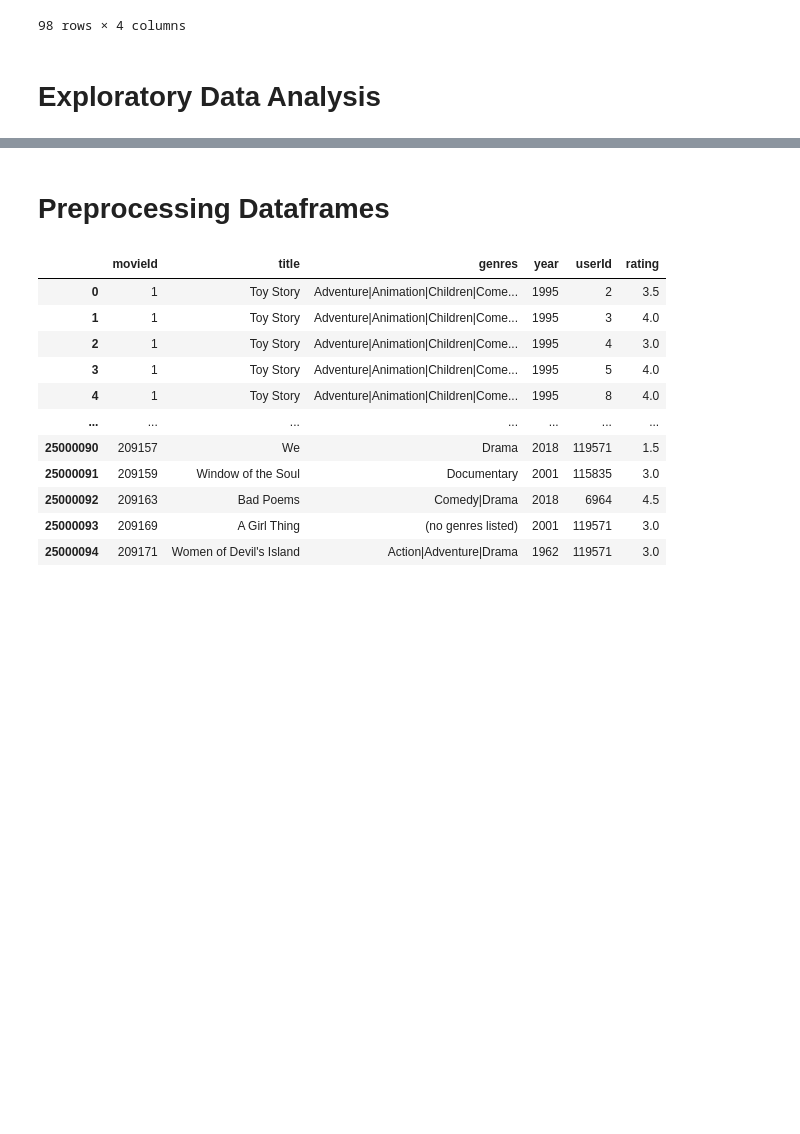
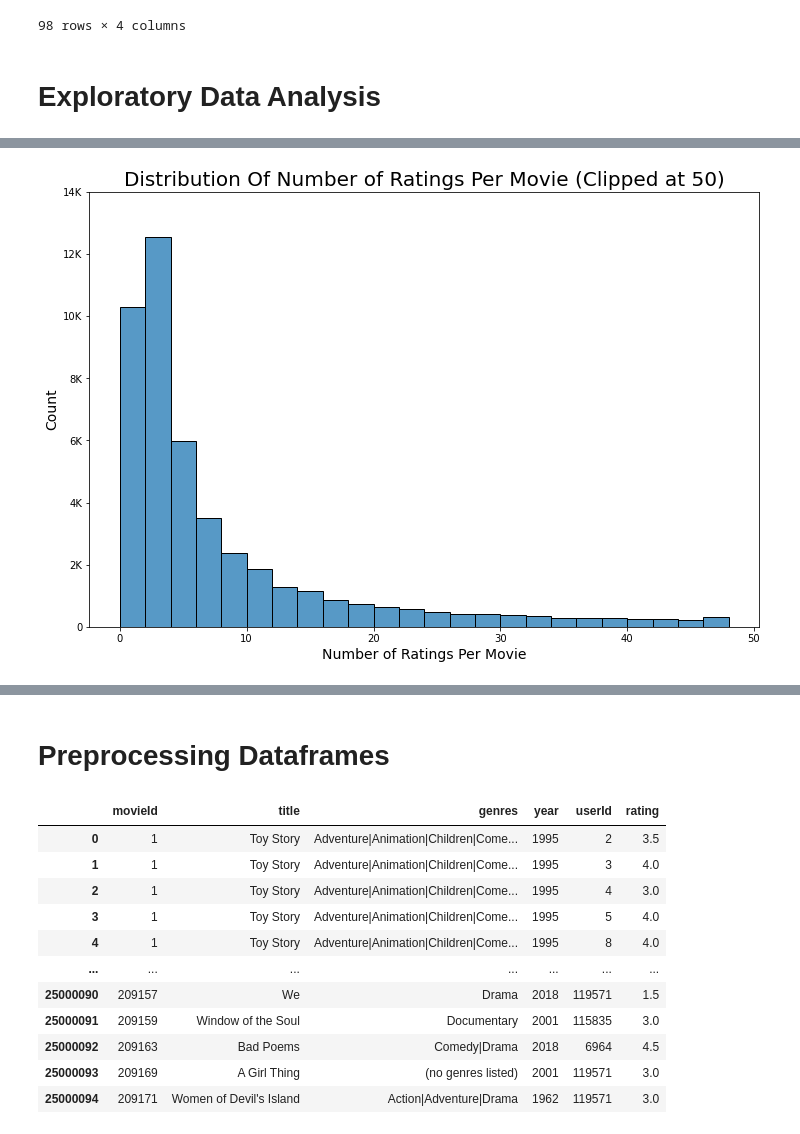
Before and after one commit to nsuttora/Movie-Recommender-Data-Mining-II, a Jupyter notebook: movie_recommender.ipynb, the cells around one changed output, grey strips where cells are left out. Cells and saved outputs as stored; diff of their text form; code cells hidden in the pictures; blank space fills up the shorter version.

```diff
--- a/movie_recommender.ipynb
+++ b/movie_recommender.ipynb
@@ -161,0 +143,15 @@ iplot(fig)
+# %%
+data = ratings.groupby('movieId')['rating'].count().clip(upper=50)
+
+# histogram plot
+plt.figure(figsize=(12, 8))
+g = sns.histplot(x=data.values, bins=np.arange(0, 50, 2))
+g.set_yticks(g.get_yticks().tolist())
+g.set_yticklabels(['0', '2K', '4K', '6K', '8K', '10K', '12K', '14K'])
+g.set_title('Distribution Of Number of Ratings Per Movie (Clipped at 50)', fontsize=20)
+g.set_xlabel('Number of Ratings Per Movie', fontsize=14)
+g.set_ylabel('Count', fontsize=14)
+
+plt.show()
+# %% [output]
+[figure, added]
```
Also changed, not shown: parts of 15 cells of this notebook.
